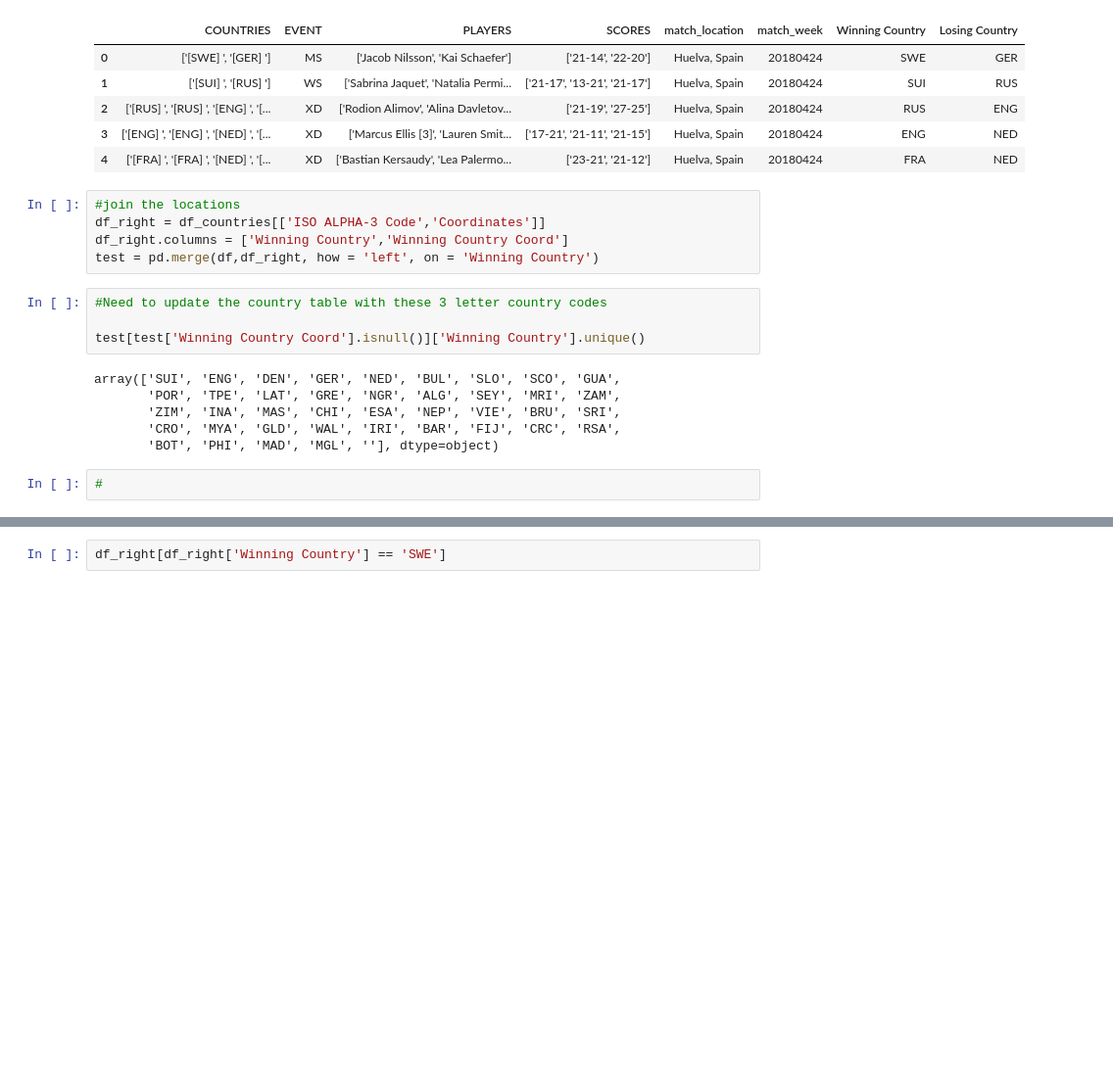
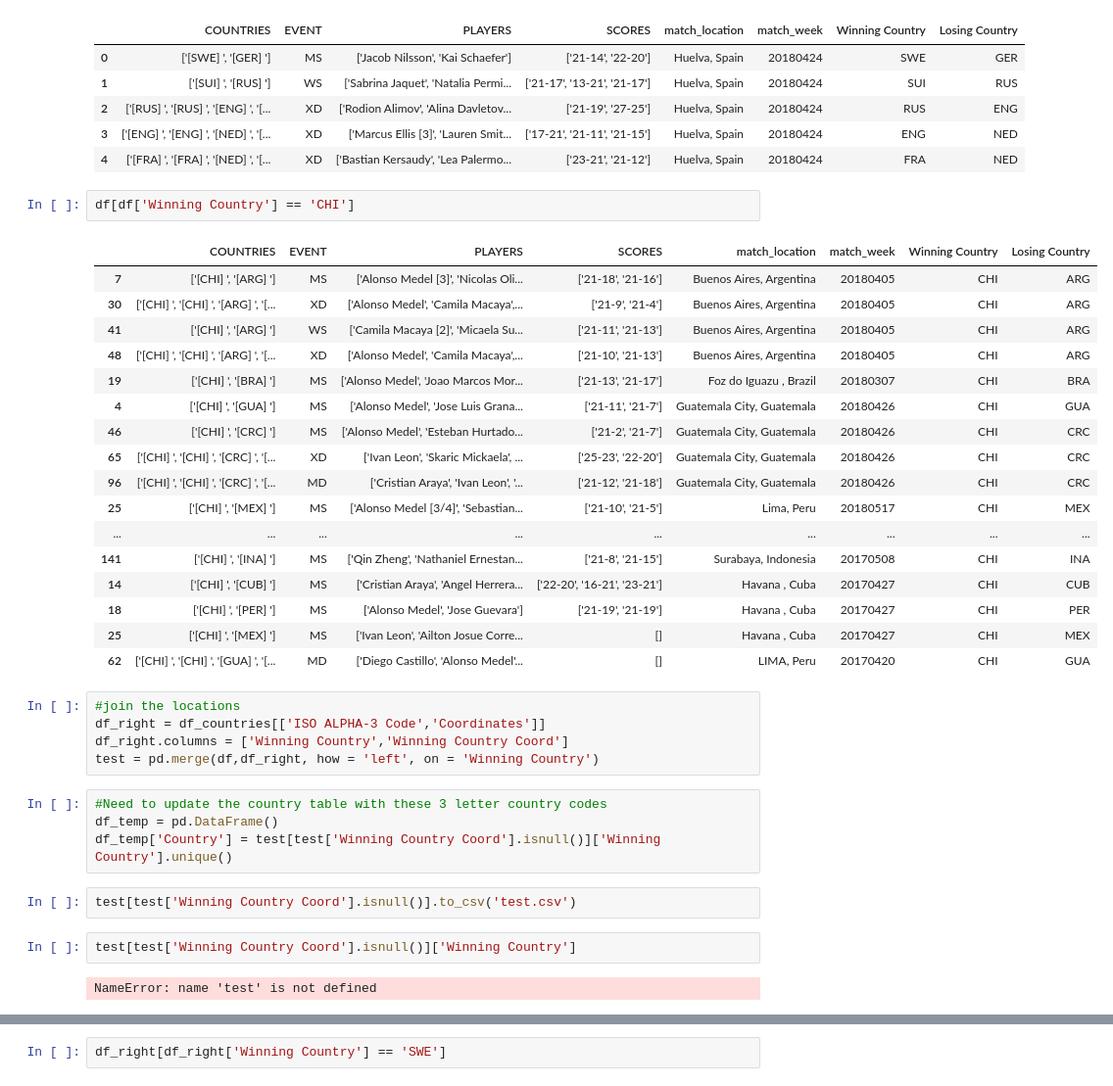
Before and after one commit to Zhuaggy/Badalytics, a Jupyter notebook: jnotebooks/Distance.ipynb, the cells around one changed output, grey strips where cells are left out. Shown at 98% size. Saved outputs shown, nothing was run; the diff lists cells and outputs as text; blank space fills up the shorter version.

```diff
--- a/jnotebooks/Distance.ipynb
+++ b/jnotebooks/Distance.ipynb
@@ -137,6 +121,26 @@ df.head()
 | 2 | ['[RUS] ', '[RUS] ', '[ENG] ', '[... | XD | ['Rodion Alimov', 'Alina Davletov... | ['21-19', '27-25'] | Huelva, Spain | 20180424 | RUS | ENG |
 | 3 | ['[ENG] ', '[ENG] ', '[NED] ', '[... | XD | ['Marcus Ellis [3]', 'Lauren Smit... | ['17-21', '21-11', '21-15'] | Huelva, Spain | 20180424 | ENG | NED |
 | 4 | ['[FRA] ', '[FRA] ', '[NED] ', '[... | XD | ['Bastian Kersaudy', 'Lea Palermo... | ['23-21', '21-12'] | Huelva, Spain | 20180424 | FRA | NED |
+# %%
+df[df['Winning Country'] == 'CHI']
+# %% [output]
+|  | COUNTRIES | EVENT | PLAYERS | SCORES | match_location | match_week | Winning Country | Losing Country |
+| 7 | ['[CHI] ', '[ARG] '] | MS | ['Alonso Medel [3]', 'Nicolas Oli... | ['21-18', '21-16'] | Buenos Aires, Argentina | 20180405 | CHI | ARG |
+| 30 | ['[CHI] ', '[CHI] ', '[ARG] ', '[... | XD | ['Alonso Medel', 'Camila Macaya',... | ['21-9', '21-4'] | Buenos Aires, Argentina | 20180405 | CHI | ARG |
+| 41 | ['[CHI] ', '[ARG] '] | WS | ['Camila Macaya [2]', 'Micaela Su... | ['21-11', '21-13'] | Buenos Aires, Argentina | 20180405 | CHI | ARG |
+| 48 | ['[CHI] ', '[CHI] ', '[ARG] ', '[... | XD | ['Alonso Medel', 'Camila Macaya',... | ['21-10', '21-13'] | Buenos Aires, Argentina | 20180405 | CHI | ARG |
+| 19 | ['[CHI] ', '[BRA] '] | MS | ['Alonso Medel', 'Joao Marcos Mor... | ['21-13', '21-17'] | Foz do Iguazu , Brazil | 20180307 | CHI | BRA |
+| 4 | ['[CHI] ', '[GUA] '] | MS | ['Alonso Medel', 'Jose Luis Grana... | ['21-11', '21-7'] | Guatemala City, Guatemala | 20180426 | CHI | GUA |
+| 46 | ['[CHI] ', '[CRC] '] | MS | ['Alonso Medel', 'Esteban Hurtado... | ['21-2', '21-7'] | Guatemala City, Guatemala | 20180426 | CHI | CRC |
+| 65 | ['[CHI] ', '[CHI] ', '[CRC] ', '[... | XD | ['Ivan Leon', 'Skaric Mickaela', ... | ['25-23', '22-20'] | Guatemala City, Guatemala | 20180426 | CHI | CRC |
+| 96 | ['[CHI] ', '[CHI] ', '[CRC] ', '[... | MD | ['Cristian Araya', 'Ivan Leon', '... | ['21-12', '21-18'] | Guatemala City, Guatemala | 20180426 | CHI | CRC |
+| 25 | ['[CHI] ', '[MEX] '] | MS | ['Alonso Medel [3/4]', 'Sebastian... | ['21-10', '21-5'] | Lima, Peru | 20180517 | CHI | MEX |
+| ... | ... | ... | ... | ... | ... | ... | ... | ... |
+| 141 | ['[CHI] ', '[INA] '] | MS | ['Qin Zheng', 'Nathaniel Ernestan... | ['21-8', '21-15'] | Surabaya, Indonesia | 20170508 | CHI | INA |
+| 14 | ['[CHI] ', '[CUB] '] | MS | ['Cristian Araya', 'Angel Herrera... | ['22-20', '16-21', '23-21'] | Havana , Cuba | 20170427 | CHI | CUB |
+| 18 | ['[CHI] ', '[PER] '] | MS | ['Alonso Medel', 'Jose Guevara'] | ['21-19', '21-19'] | Havana , Cuba | 20170427 | CHI | PER |
+| 25 | ['[CHI] ', '[MEX] '] | MS | ['Ivan Leon', 'Ailton Josue Corre... | [] | Havana , Cuba | 20170427 | CHI | MEX |
+| 62 | ['[CHI] ', '[CHI] ', '[GUA] ', '[... | MD | ['Diego Castillo', 'Alonso Medel'... | [] | LIMA, Peru | 20170420 | CHI | GUA |
 # %%
 #join the locations
 df_right = df_countries[['ISO ALPHA-3 Code','Coordinates']]
@@ -144,13 +148,11 @@ df_right.columns = ['Winning Country','Winning Country Coord']
 test = pd.merge(df,df_right, how = 'left', on = 'Winning Country')
 # %%
 #Need to update the country table with these 3 letter country codes
-
-test[test['Winning Country Coord'].isnull()]['Winning Country'].unique()
+df_temp = pd.DataFrame()
+df_temp['Country'] = test[test['Winning Country Coord'].isnull()]['Winning Country'].unique()
-# %% [output]
-array(['SUI', 'ENG', 'DEN', 'GER', 'NED', 'BUL', 'SLO', 'SCO', 'GUA',
-       'POR', 'TPE', 'LAT', 'GRE', 'NGR', 'ALG', 'SEY', 'MRI', 'ZAM',
-       'ZIM', 'INA', 'MAS', 'CHI', 'ESA', 'NEP', 'VIE', 'BRU', 'SRI',
-       'CRO', 'MYA', 'GLD', 'WAL', 'IRI', 'BAR', 'FIJ', 'CRC', 'RSA',
-       'BOT', 'PHI', 'MAD', 'MGL', ''], dtype=object)
-# %%
-#
+# %%
+test[test['Winning Country Coord'].isnull()].to_csv('test.csv')
+# %%
+test[test['Winning Country Coord'].isnull()]['Winning Country']
+# %% [output]
+NameError: name 'test' is not defined
```
Also changed, not shown: parts of 4 cells of this notebook, 2 other files.
